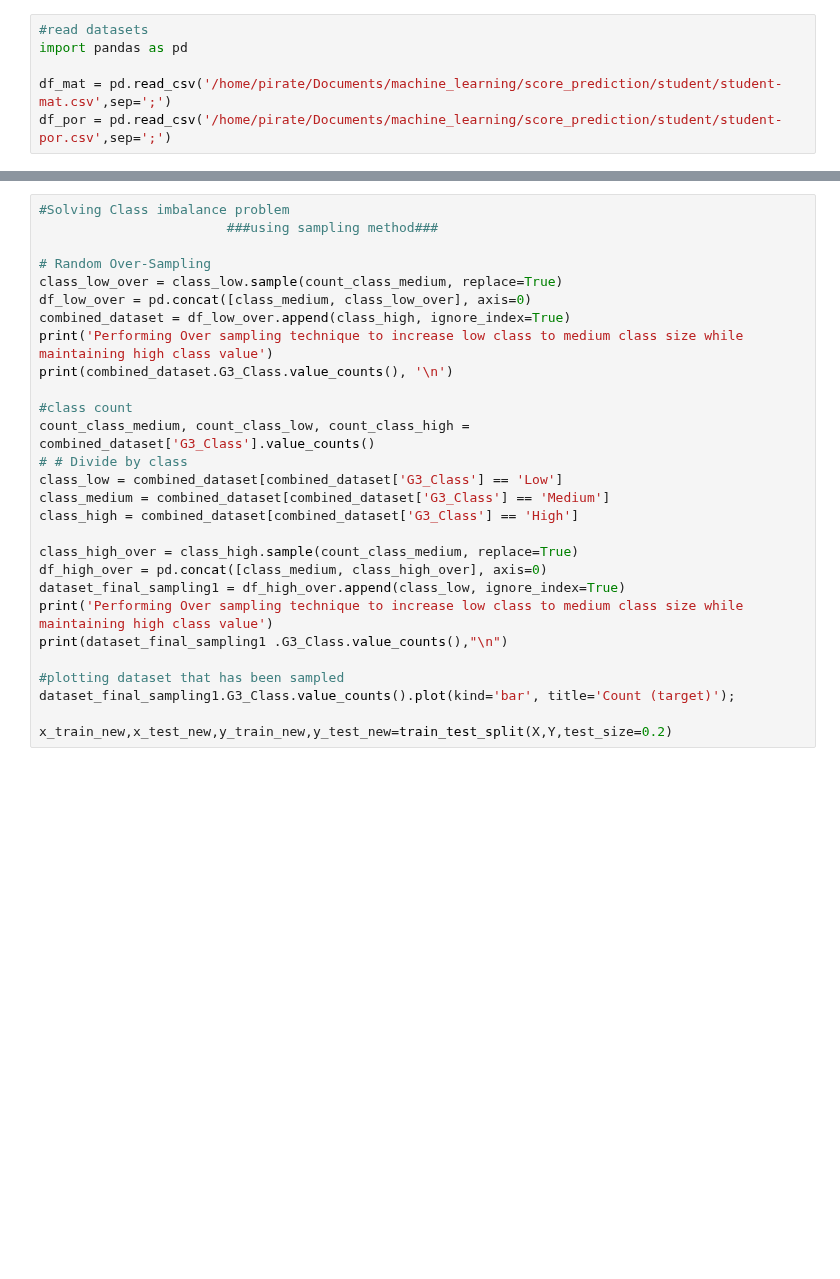
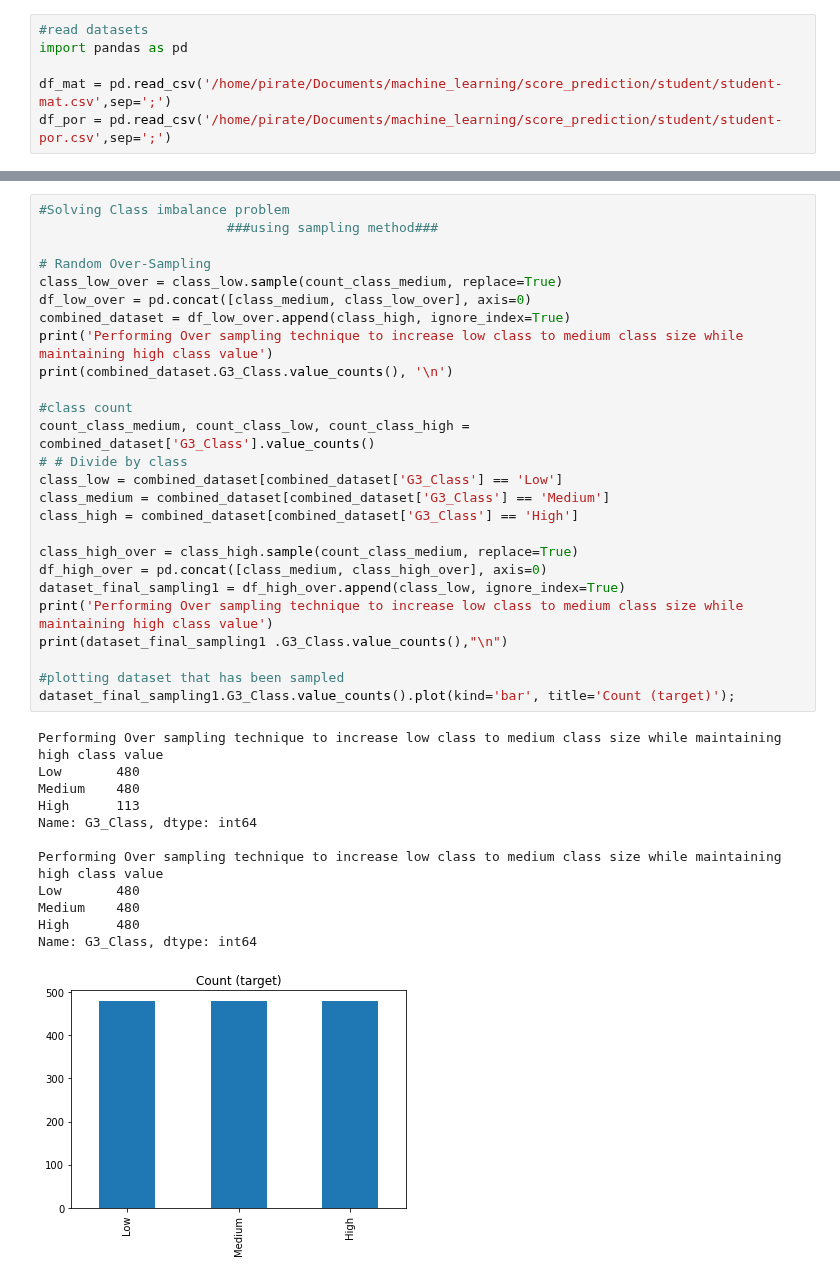
Before and after one commit to thoth2357/Scores-Prediction-and-Classification, a Jupyter notebook: main.ipynb, the cells around one changed output, grey strips where cells are left out. Cells and saved outputs as stored; diff of their text form; blank space fills up the shorter version.

```diff
--- a/main.ipynb
+++ b/main.ipynb
@@ -157,31 +230,42 @@ class_high = df_copy[df_copy['G3_Class'] == 'High']
 # %%
 #Solving Class imbalance problem
                         ###using sampling method###
 
 # Random Over-Sampling
 class_low_over = class_low.sample(count_class_medium, replace=True)
 df_low_over = pd.concat([class_medium, class_low_over], axis=0)
 combined_dataset = df_low_over.append(class_high, ignore_index=True)
 print('Performing Over sampling technique to increase low class to medium class size while maintaining high class value')
 print(combined_dataset.G3_Class.value_counts(), '\n')
 
 #class count
 count_class_medium, count_class_low, count_class_high = combined_dataset['G3_Class'].value_counts()
 # # Divide by class
 class_low = combined_dataset[combined_dataset['G3_Class'] == 'Low']
 class_medium = combined_dataset[combined_dataset['G3_Class'] == 'Medium']
 class_high = combined_dataset[combined_dataset['G3_Class'] == 'High']
 
 class_high_over = class_high.sample(count_class_medium, replace=True)
 df_high_over = pd.concat([class_medium, class_high_over], axis=0)
 dataset_final_sampling1 = df_high_over.append(class_low, ignore_index=True)
 print('Performing Over sampling technique to increase low class to medium class size while maintaining high class value')
 print(dataset_final_sampling1 .G3_Class.value_counts(),"\n")
 
 #plotting dataset that has been sampled
 dataset_final_sampling1.G3_Class.value_counts().plot(kind='bar', title='Count (target)');
-
-x_train_new,x_test_new,y_train_new,y_test_new=train_test_split(X,Y,test_size=0.2)
+# %% [output]
+Performing Over sampling technique to increase low class to medium class size while maintaining high class value
+Low       480
+Medium    480
+High      113
+Name: G3_Class, dtype: int64
+
+Performing Over sampling technique to increase low class to medium class size while maintaining high class value
+Low       480
+Medium    480
+High      480
+Name: G3_Class, dtype: int64
+[figure, added]
 # %%
 #Encoding datasets and splitting datasets
 #DATASET ENCODING OF CATEGORICAL VARIABLES
```
Also changed, not shown: parts of 13 cells of this notebook, 1 other file.
